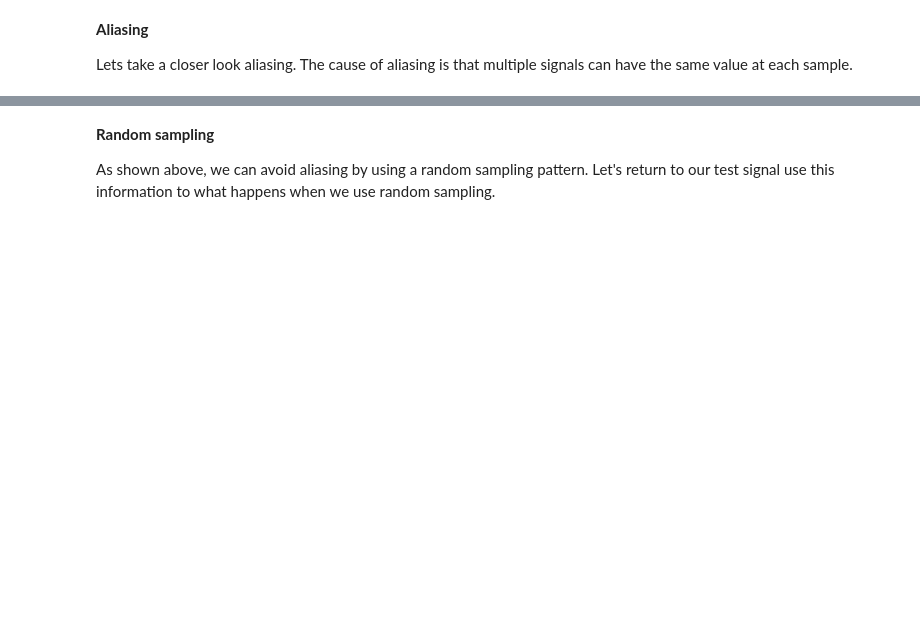
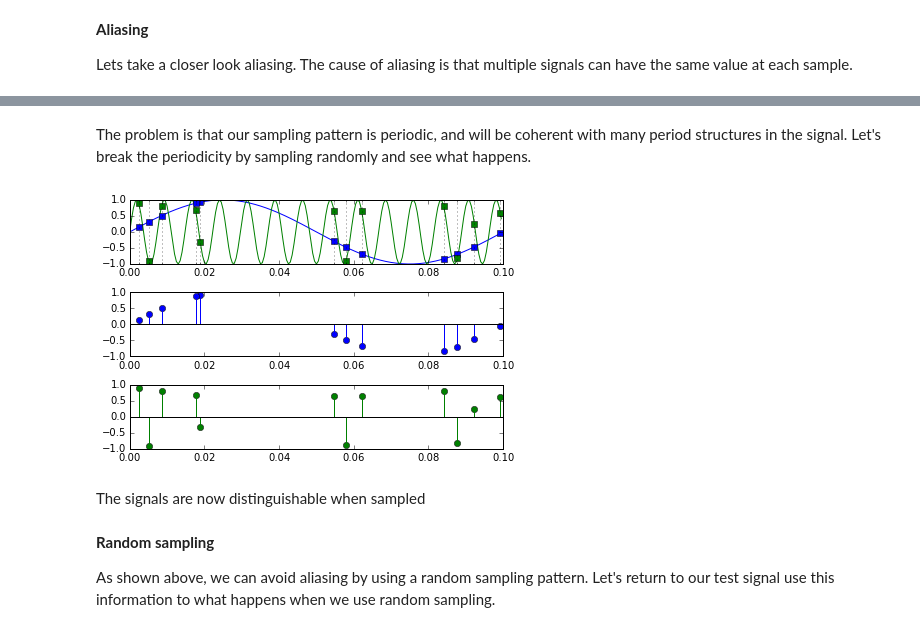
Before and after one commit to kwinkunks/leadingEdge, a Jupyter notebook: compressed.ipynb, the cells around one changed output, grey strips where cells are left out. Drawn from its saved outputs; the diff is of its cells as text; code cells hidden in the pictures; blank space fills up the shorter version.

```diff
--- a/compressed.ipynb
+++ b/compressed.ipynb
@@ -102,3 +69,11 @@ NameError: name 'arange' is not defined
+# %% [markdown]
+The problem is that our sampling pattern is periodic, and will be coherent with many period structures in the signal. Let's break the periodicity by sampling randomly and see what happens.
+# %%
+  demo.randomized()
+# %% [output]
+[figure, added]
+# %% [markdown]
+<p>The signals are now distinguishable when sampled</p>
 # %% [markdown]
 <b>Random sampling</b>
 <p>As shown above, we can avoid aliasing by using a random sampling pattern. Let's return to our test signal use this information to what happens when we use random sampling.</p>
```
Also changed, not shown: parts of 14 cells of this notebook, 1 other file.
